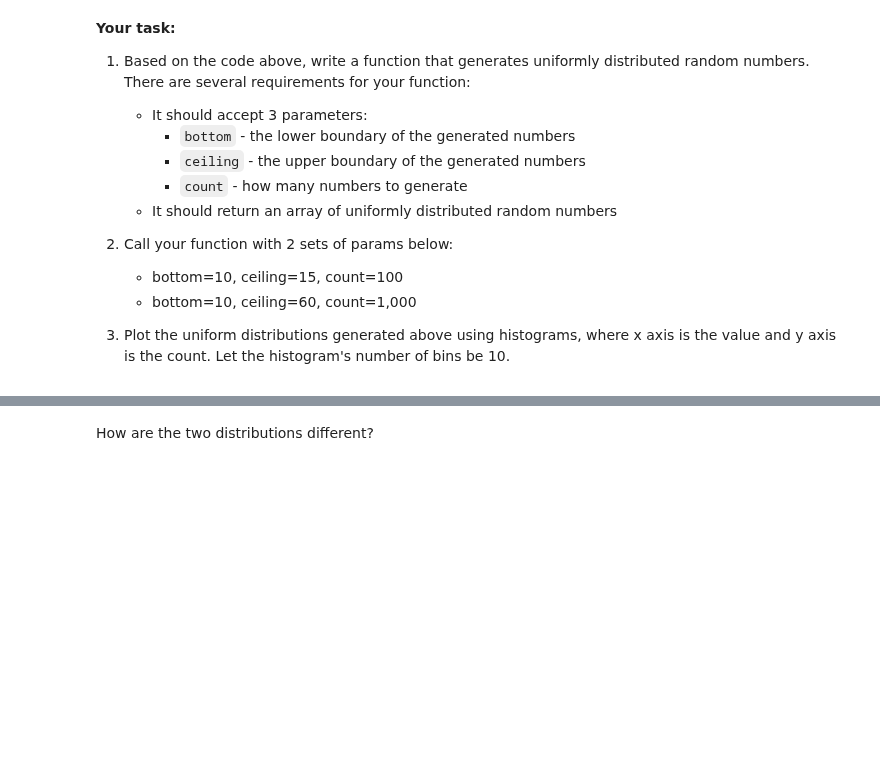
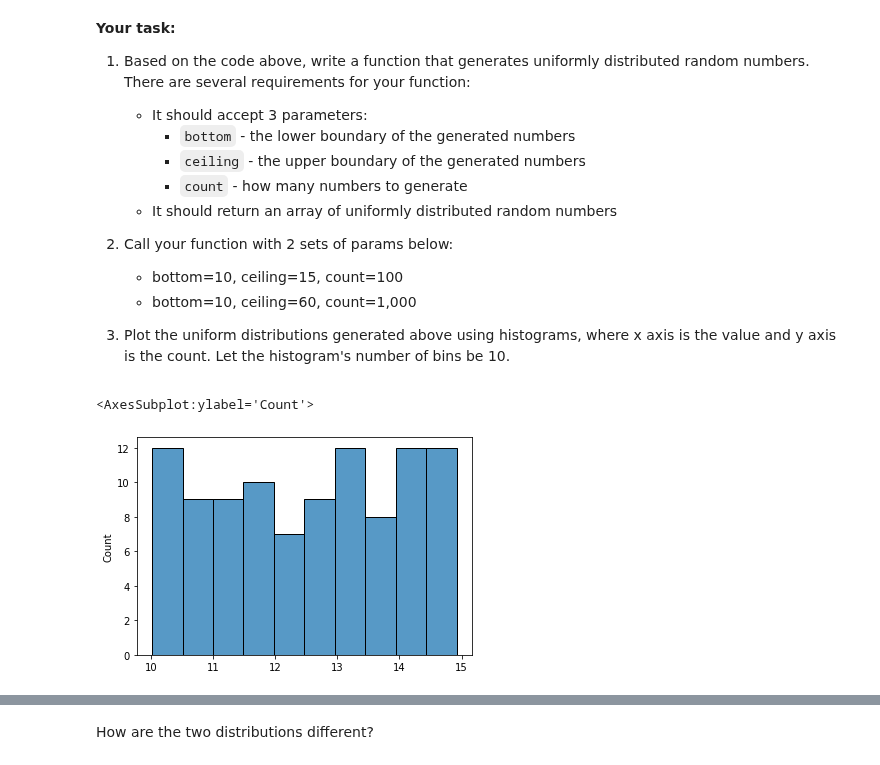
Before and after one commit to ta-datapt-bcn/lab-cont-probability-distribution, a Jupyter notebook: your_code/main.ipynb, the cells around one changed output, grey strips where cells are left out. Cells and saved outputs as stored; diff of their text form; code cells hidden in the pictures; blank space fills up the shorter version.

```diff
--- a/your_code/main.ipynb
+++ b/your_code/main.ipynb
@@ -45,0 +46,12 @@ print(randoms)
+# %%
+# your code here
+def uniform_numbers_generator(bottom, ceiling, count):
+
+    x = uniform.rvs(size=count)
+    randoms  = bottom + (ceiling-bottom)*x
+    return randoms
+# %%
+sns.histplot(uniform_numbers_generator(bottom=10, ceiling=15, count=100), bins=10)
+# %% [output]
+<AxesSubplot:ylabel='Count'>
+[figure, added]
```
Also changed, not shown: parts of 25 cells of this notebook, 1 other file.
